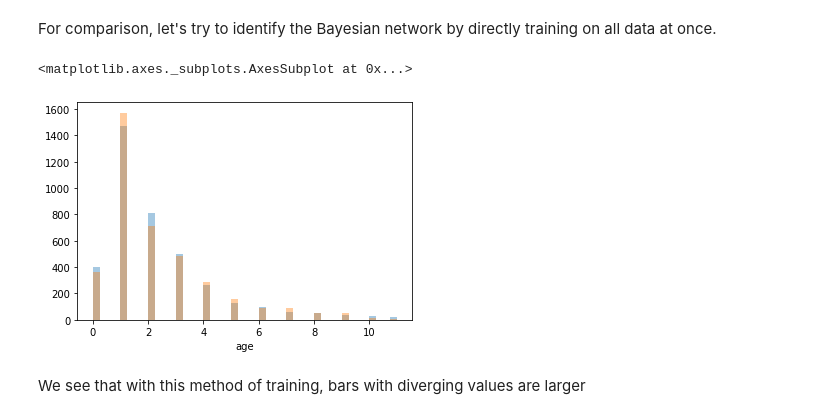
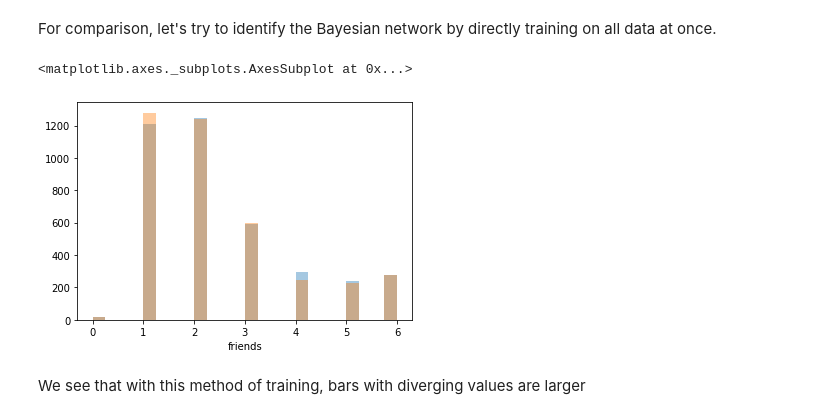
Before and after one commit to aimclub/BAMT, a Jupyter notebook: Example_BN_for_VK.ipynb, the cells around one changed output. Saved outputs shown, nothing was run; the diff lists cells and outputs as text; code cells hidden in the pictures.

```diff
--- a/Example_BN_for_VK.ipynb
+++ b/Example_BN_for_VK.ipynb
@@ -147,10 +155,10 @@ bn_direct_learning = read_model('direct_model')
 # %%
 module1_direct_sample = generate_synthetics(bn_direct_learning, n)
 # %%
-sns.distplot(test_data['age'],kde=False)
-sns.distplot(module1_direct_sample[0],kde=False)
+sns.distplot(test_data['friends'],kde=False)
+sns.distplot(module1_direct_sample[11],kde=False)
 # %% [output]
 <matplotlib.axes._subplots.AxesSubplot at 0x...>
-[figure, old version]
+[figure, new version]
 # %% [markdown]
 We see that with this method of training, bars with diverging values are larger
```
Also changed, not shown: parts of 8 cells of this notebook, 2 other files.
